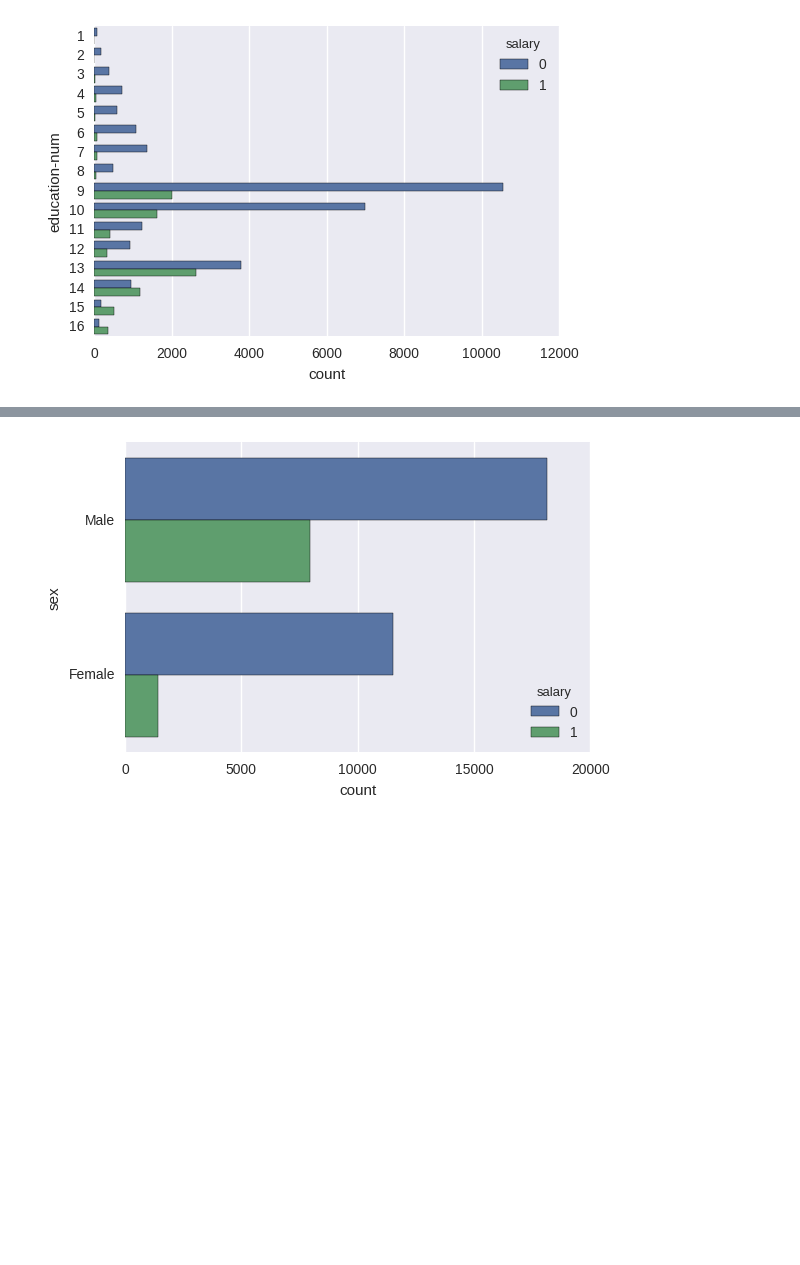
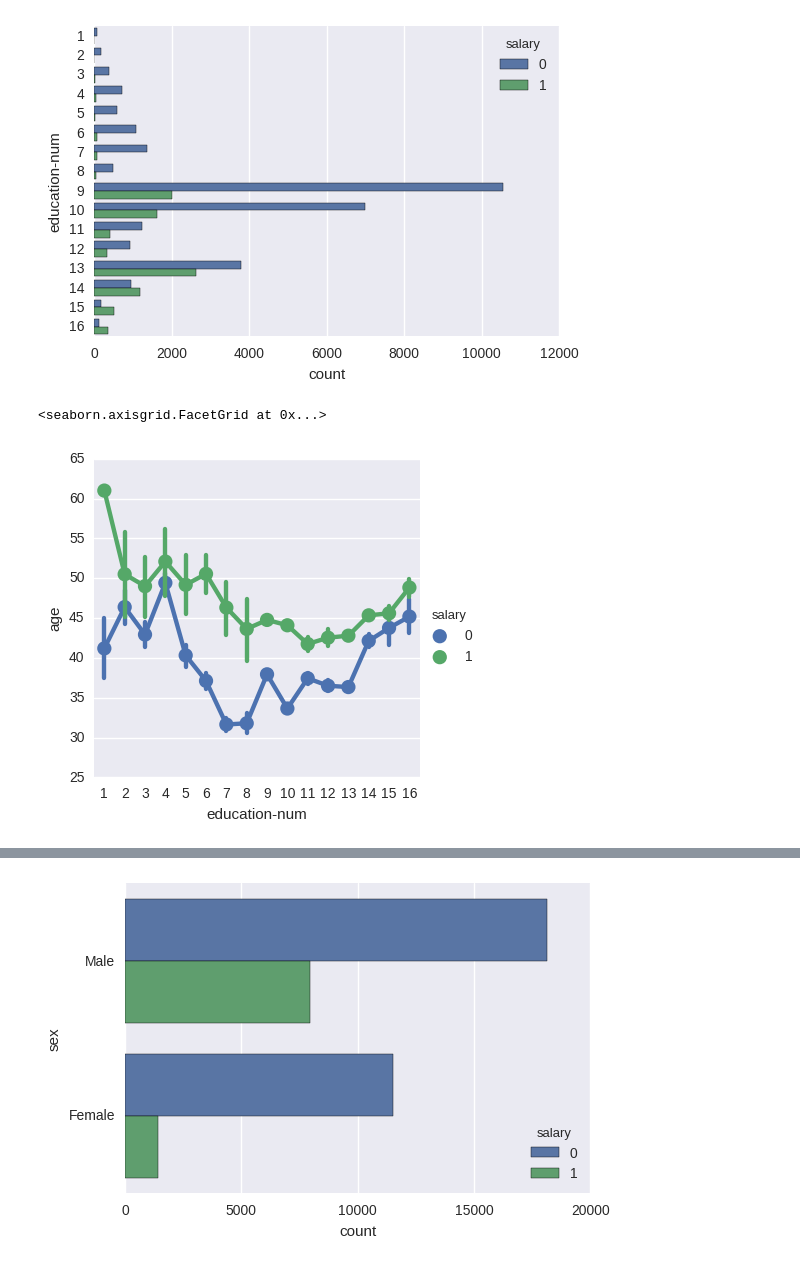
Before and after one commit to SeeTheC/Machine-Learning, a Jupyter notebook: Assignment_2/visualization.ipynb, the cells around one changed output, grey strips where cells are left out. Cells and saved outputs as stored; diff of their text form; code cells hidden in the pictures; blank space fills up the shorter version.

```diff
--- a/Assignment_2/visualization.ipynb
+++ b/Assignment_2/visualization.ipynb
@@ -208,3 +208,9 @@ sb.countplot(y="education-num", hue='salary', data=trained_dataset)
 # %% [output]
 <matplotlib.axes._subplots.AxesSubplot at 0x...>
 [figure]
+# %%
+sb.factorplot(x="education-num", y="age", hue="salary", data=trained_dataset)
+#numerica col
+# %% [output]
+<seaborn.axisgrid.FacetGrid at 0x...>
+[figure, added]
```
Also changed, not shown: parts of 2 cells of this notebook, 5 other files.
